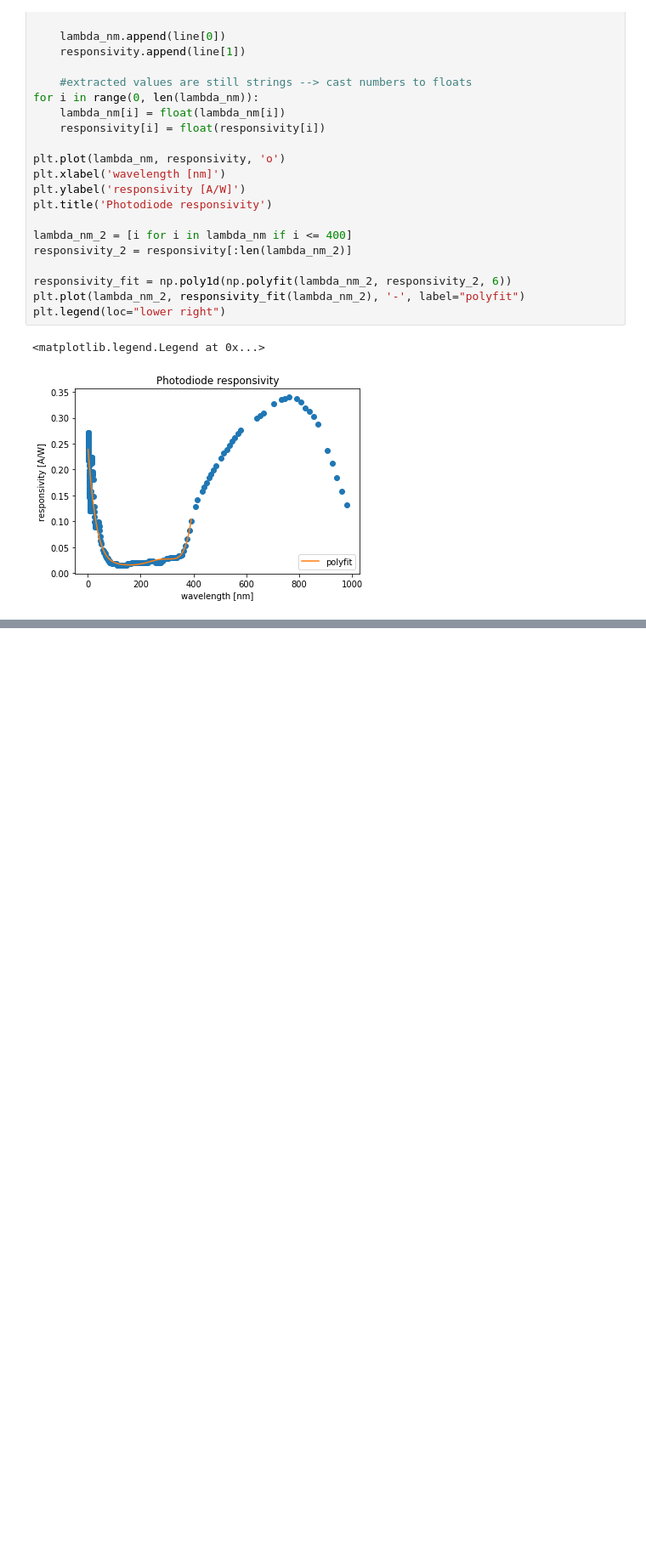
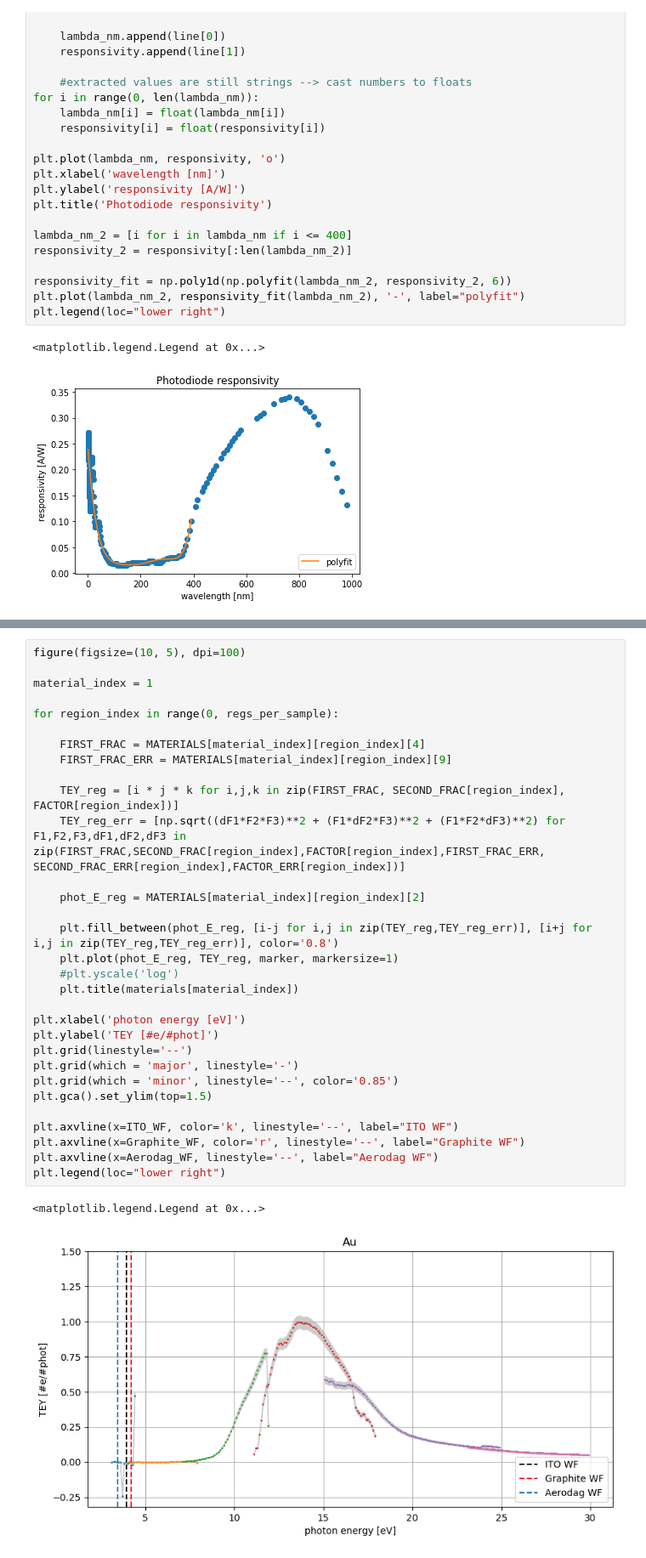
Before and after one commit to sebastiankalos/Elettra_data, a Jupyter notebook: BEAR_analysis.ipynb, the cells around one changed output, grey strips where cells are left out. Shown: that part at 85% size. Cells and saved outputs as stored; diff of their text form; blank space fills up the shorter version.

```diff
--- a/BEAR_analysis.ipynb
+++ b/BEAR_analysis.ipynb
@@ -376,3 +396,37 @@ for i in range(1, regs_per_sample+1): #for each region
+# %%
+figure(figsize=(10, 5), dpi=100)
+
+material_index = 1
+
+for region_index in range(0, regs_per_sample):
+
+    FIRST_FRAC = MATERIALS[material_index][region_index][4]
+    FIRST_FRAC_ERR = MATERIALS[material_index][region_index][9]
+
+    TEY_reg = [i * j * k for i,j,k in zip(FIRST_FRAC, SECOND_FRAC[region_index], FACTOR[region_index])]
+    TEY_reg_err = [np.sqrt((dF1*F2*F3)**2 + (F1*dF2*F3)**2 + (F1*F2*dF3)**2) for F1,F2,F3,dF1,dF2,dF3 in zip(FIRST_FRAC,SECOND_FRAC[region_index],FACTOR[region_index],FIRST_FRAC_ERR, SECOND_FRAC_ERR[region_index],FACTOR_ERR[region_index])]
+
+    phot_E_reg = MATERIALS[material_index][region_index][2]
+
+    plt.fill_between(phot_E_reg, [i-j for i,j in zip(TEY_reg,TEY_reg_err)], [i+j for i,j in zip(TEY_reg,TEY_reg_err)], color='0.8')
+    plt.plot(phot_E_reg, TEY_reg, marker, markersize=1)
+    #plt.yscale('log')
+    plt.title(materials[material_index])
+
+plt.xlabel('photon energy [eV]')
+plt.ylabel('TEY [#e/#phot]')
+plt.grid(linestyle='--')
+plt.grid(which = 'major', linestyle='-')
+plt.grid(which = 'minor', linestyle='--', color='0.85')
+plt.gca().set_ylim(top=1.5)
+
+plt.axvline(x=ITO_WF, color='k', linestyle='--', label="ITO WF")
+plt.axvline(x=Graphite_WF, color='r', linestyle='--', label="Graphite WF")
+plt.axvline(x=Aerodag_WF, linestyle='--', label="Aerodag WF")
+plt.legend(loc="lower right")
+# %% [output]
+<matplotlib.legend.Legend at 0x...>
+[figure, added]
 # %%
 figure(figsize=(5, 3), dpi=100)
 
```
Also changed, not shown: parts of 6 cells of this notebook.
